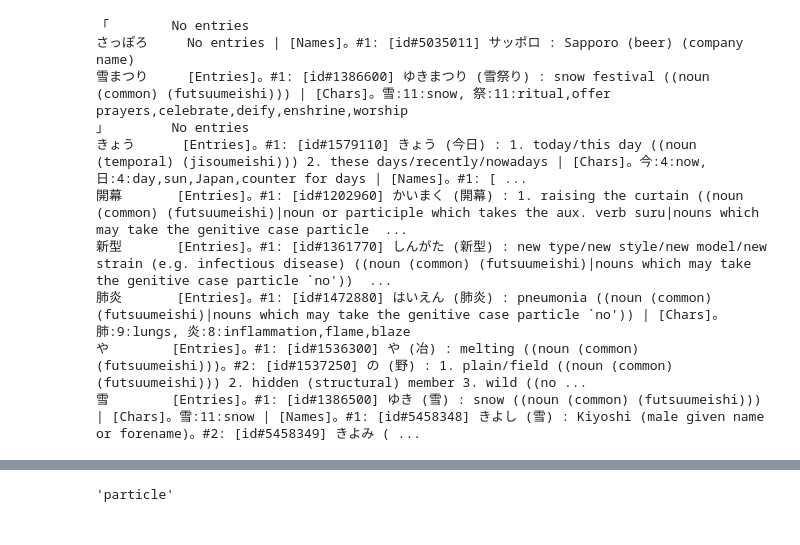
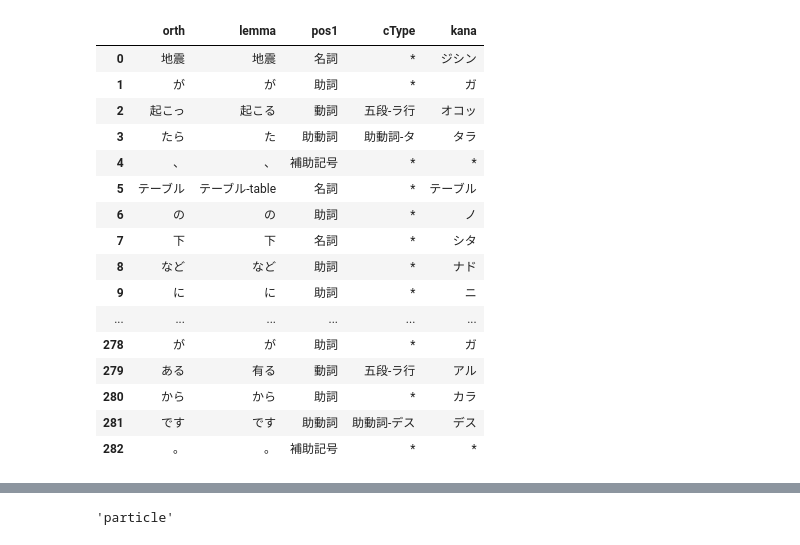
Before and after one commit to mrlovre/japp, a Jupyter notebook: extractor.ipynb, the cells around one changed output, grey strips where cells are left out. Saved outputs shown, nothing was run; the diff lists cells and outputs as text; code cells hidden in the pictures.

```diff
--- a/extractor.ipynb
+++ b/extractor.ipynb
@@ -135,2 +89,2 @@ data
 # %%
-attr = ["word", "lemma", "pos1", "cType", "kanaBase"]
+attr = ["orth", "lemma", "pos1", "cType", "kana"]
@@ -177,14 +91,20 @@ print(data[attr].fillna("*").to_latex(index=False))
-# %%
-for token in tokens[:10]:
-    print(token, "\t", jmd.lookup(token.feature.lemma))
-# %% [output]
-「        No entries
-さっぽろ     No entries | [Names]。#1: [id#5035011] サッポロ : Sapporo (beer) (company name)
-雪まつり     [Entries]。#1: [id#1386600] ゆきまつり (雪祭り) : snow festival ((noun (common) (futsuumeishi))) | [Chars]。雪:11:snow, 祭:11:ritual,offer prayers,celebrate,deify,enshrine,worship
-」        No entries
-きょう      [Entries]。#1: [id#1579110] きょう (今日) : 1. today/this day ((noun (temporal) (jisoumeishi))) 2. these days/recently/nowadays | [Chars]。今:4:now, 日:4:day,sun,Japan,counter for days | [Names]。#1: [ ...
-開幕       [Entries]。#1: [id#1202960] かいまく (開幕) : 1. raising the curtain ((noun (common) (futsuumeishi)|noun or participle which takes the aux. verb suru|nouns which may take the genitive case particle  ...
-新型       [Entries]。#1: [id#1361770] しんがた (新型) : new type/new style/new model/new strain (e.g. infectious disease) ((noun (common) (futsuumeishi)|nouns which may take the genitive case particle `no'))  ...
-肺炎       [Entries]。#1: [id#1472880] はいえん (肺炎) : pneumonia ((noun (common) (futsuumeishi)|nouns which may take the genitive case particle `no')) | [Chars]。肺:9:lungs, 炎:8:inflammation,flame,blaze
-や        [Entries]。#1: [id#1536300] や (冶) : melting ((noun (common) (futsuumeishi)))。#2: [id#1537250] の (野) : 1. plain/field ((noun (common) (futsuumeishi))) 2. hidden (structural) member 3. wild ((no ...
-雪        [Entries]。#1: [id#1386500] ゆき (雪) : snow ((noun (common) (futsuumeishi))) | [Chars]。雪:11:snow | [Names]。#1: [id#5458348] きよし (雪) : Kiyoshi (male given name or forename)。#2: [id#5458349] きよみ ( ...
+# %%
+data[attr]
+# %% [output]
+|  | orth | lemma | pos1 | cType | kana |
+| 0 | 地震 | 地震 | 名詞 | * | ジシン |
+| 1 | が | が | 助詞 | * | ガ |
+| 2 | 起こっ | 起こる | 動詞 | 五段-ラ行 | オコッ |
+| 3 | たら | た | 助動詞 | 助動詞-タ | タラ |
+| 4 | 、 | 、 | 補助記号 | * | * |
+| 5 | テーブル | テーブル-table | 名詞 | * | テーブル |
+| 6 | の | の | 助詞 | * | ノ |
+| 7 | 下 | 下 | 名詞 | * | シタ |
+| 8 | など | など | 助詞 | * | ナド |
+| 9 | に | に | 助詞 | * | ニ |
+| ... | ... | ... | ... | ... | ... |
+| 278 | が | が | 助詞 | * | ガ |
+| 279 | ある | 有る | 動詞 | 五段-ラ行 | アル |
+| 280 | から | から | 助詞 | * | カラ |
+| 281 | です | です | 助動詞 | 助動詞-デス | デス |
+| 282 | 。 | 。 | 補助記号 | * | * |
```
Also changed, not shown: parts of 22 cells of this notebook, 9 other files.
